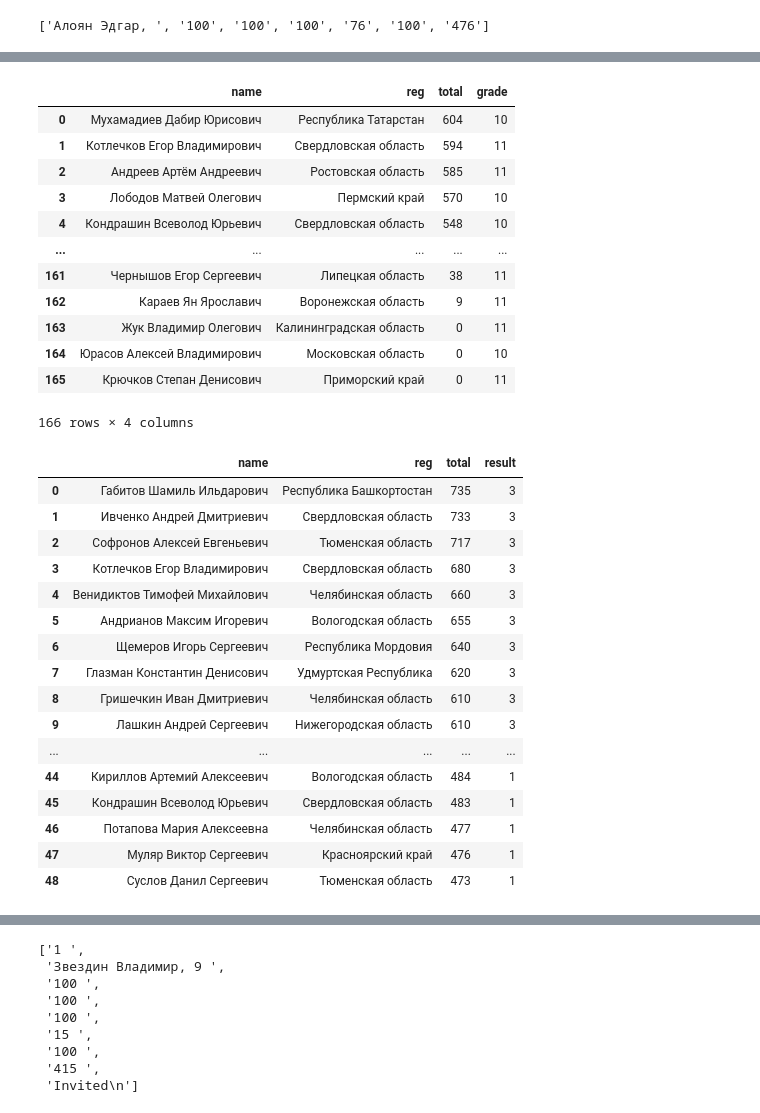
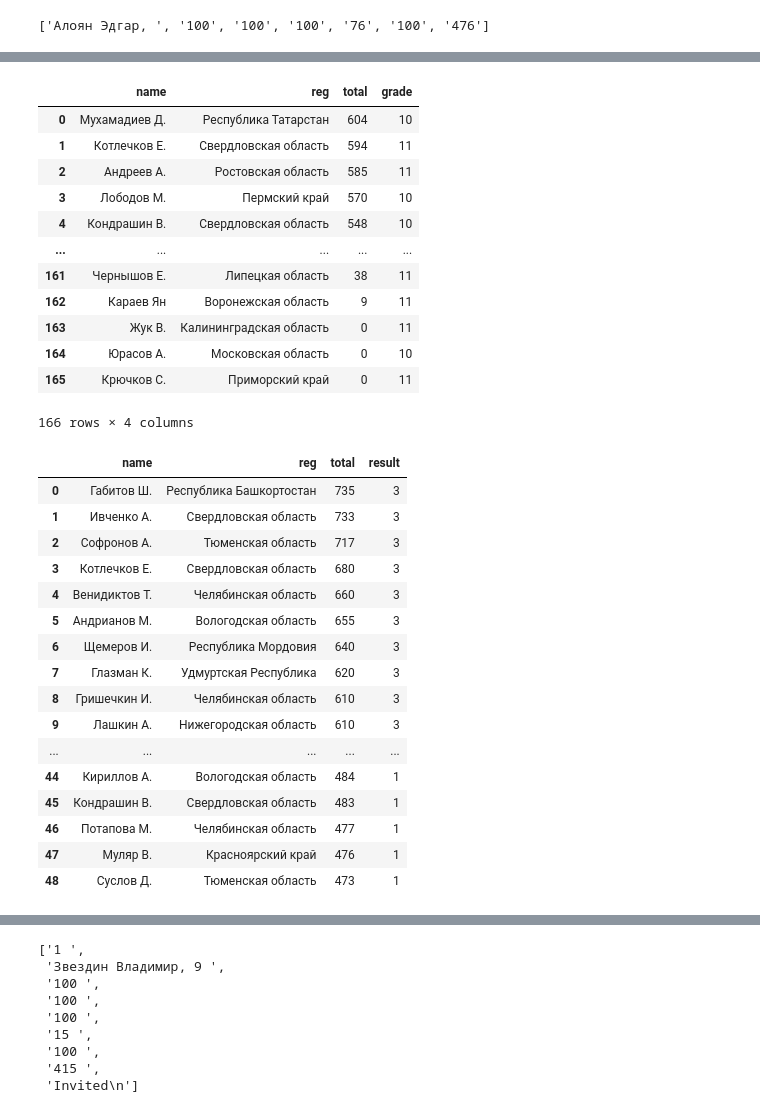
Before and after one commit to VladG00dmanPersonal/LMSH_AI_HACK, a Jupyter notebook: ОБРАБОТКА/raw/idk.ipynb, the cells around one changed output, grey strips where cells are left out. Cells and saved outputs as stored; diff of their text form; code cells hidden in the pictures.

Commit message:
initials

```diff
--- a/ОБРАБОТКА/raw/idk.ipynb
+++ b/ОБРАБОТКА/raw/idk.ipynb
@@ -108,6 +108,16 @@ def get_region(s):
             return i
     return ''
 
+def initials(s):
+    if s != s:
+        return s
+    a = s.split()
+    if len(a) < 2:
+        return np.nan
+    if len(a[1]) > 2:
+        a[1] = a[1][0] + '.'
+    return a[0] + ' ' + a[1]
+
 def remove_times(a):
     return [i for i in a if ':' not in i]
 
@@ -277,50 +291,51 @@ df_itmo
 with open('vuz_akadem') as f:
     vuz = f.readlines()
 df_vuz = pd.DataFrame([i[:3] for i in map(lambda s: idk6(idk12(remove_times(split_name_n(idk4(s)[1:])))), vuz) if i is not None], columns=['name', 'reg', 'total'])
-df_vuz['name'] = df_vuz['name'].map(lambda s: s[:-1])
+df_vuz['name'] = df_vuz['name'].map(lambda s: s[:-1]).map(initials)
 df_vuz['grade'] = df_vuz['reg'].map(lambda s: opt(s.split(', '), 1)).map(lambda s: str(s).split()[0] if s else np.nan)
 df_vuz['reg'] = df_vuz['reg'].map(lambda s: s.split(', ')[0])
 df_vuz.to_csv('vuz_akadem.csv', index=False)
 df_vuz
 # %% [output]
 |  | name | reg | total | grade |
-| 0 | Мухамадиев Дабир Юрисович | Республика Татарстан | 604 | 10 |
-| 1 | Котлечков Егор Владимирович | Свердловская область | 594 | 11 |
-| 2 | Андреев Артём Андреевич | Ростовская область | 585 | 11 |
-| 3 | Лободов Матвей Олегович | Пермский край | 570 | 10 |
-| 4 | Кондрашин Всеволод Юрьевич | Свердловская область | 548 | 10 |
+| 0 | Мухамадиев Д. | Республика Татарстан | 604 | 10 |
+| 1 | Котлечков Е. | Свердловская область | 594 | 11 |
+| 2 | Андреев А. | Ростовская область | 585 | 11 |
+| 3 | Лободов М. | Пермский край | 570 | 10 |
+| 4 | Кондрашин В. | Свердловская область | 548 | 10 |
 | ... | ... | ... | ... | ... |
-| 161 | Чернышов Егор Сергеевич | Липецкая область | 38 | 11 |
-| 162 | Караев Ян Ярославич | Воронежская область | 9 | 11 |
-| 163 | Жук Владимир Олегович | Калининградская область | 0 | 11 |
-| 164 | Юрасов Алексей Владимирович | Московская область | 0 | 10 |
-| 165 | Крючков Степан Денисович | Приморский край | 0 | 11 |
+| 161 | Чернышов Е. | Липецкая область | 38 | 11 |
+| 162 | Караев Ян | Воронежская область | 9 | 11 |
+| 163 | Жук В. | Калининградская область | 0 | 11 |
+| 164 | Юрасов А. | Московская область | 0 | 10 |
+| 165 | Крючков С. | Приморский край | 0 | 11 |
 166 rows × 4 columns
 # %%
 with open('vuz_akadem_24') as f:
     vuz_24 = f.readlines()
 df_vuz24 = pd.DataFrame(map(lambda s: s.split('\t')[1:], vuz_24), columns=['name', 'reg', 'total', 'result'])
 df_vuz24['result'] = df_vuz24['result'].map(parse_result)
+df_vuz24['name'] = df_vuz24['name'].map(initials)
 df_vuz24.to_csv('vuz_akadem_24.csv', index=False)
 df_vuz24
 # %% [output]
 |  | name | reg | total | result |
-| 0 | Габитов Шамиль Ильдарович | Республика Башкортостан | 735 | 3 |
-| 1 | Ивченко Андрей Дмитриевич | Свердловская область | 733 | 3 |
-| 2 | Софронов Алексей Евгеньевич | Тюменская область | 717 | 3 |
-| 3 | Котлечков Егор Владимирович | Свердловская область | 680 | 3 |
-| 4 | Венидиктов Тимофей Михайлович | Челябинская область | 660 | 3 |
-| 5 | Андрианов Максим Игоревич | Вологодская область | 655 | 3 |
-| 6 | Щемеров Игорь Сергеевич | Республика Мордовия | 640 | 3 |
-| 7 | Глазман Константин Денисович | Удмуртская Республика | 620 | 3 |
-| 8 | Гришечкин Иван Дмитриевич | Челябинская область | 610 | 3 |
-| 9 | Лашкин Андрей Сергеевич | Нижегородская область | 610 | 3 |
+| 0 | Габитов Ш. | Республика Башкортостан | 735 | 3 |
+| 1 | Ивченко А. | Свердловская область | 733 | 3 |
+| 2 | Софронов А. | Тюменская область | 717 | 3 |
+| 3 | Котлечков Е. | Свердловская область | 680 | 3 |
+| 4 | Венидиктов Т. | Челябинская область | 660 | 3 |
+| 5 | Андрианов М. | Вологодская область | 655 | 3 |
+| 6 | Щемеров И. | Республика Мордовия | 640 | 3 |
+| 7 | Глазман К. | Удмуртская Республика | 620 | 3 |
+| 8 | Гришечкин И. | Челябинская область | 610 | 3 |
+| 9 | Лашкин А. | Нижегородская область | 610 | 3 |
 | ... | ... | ... | ... | ... |
-| 44 | Кириллов Артемий Алексеевич | Вологодская область | 484 | 1 |
-| 45 | Кондрашин Всеволод Юрьевич | Свердловская область | 483 | 1 |
-| 46 | Потапова Мария Алексеевна | Челябинская область | 477 | 1 |
-| 47 | Муляр Виктор Сергеевич | Красноярский край | 476 | 1 |
-| 48 | Суслов Данил Сергеевич | Тюменская область | 473 | 1 |
+| 44 | Кириллов А. | Вологодская область | 484 | 1 |
+| 45 | Кондрашин В. | Свердловская область | 483 | 1 |
+| 46 | Потапова М. | Челябинская область | 477 | 1 |
+| 47 | Муляр В. | Красноярский край | 476 | 1 |
+| 48 | Суслов Д. | Тюменская область | 473 | 1 |
 # %%
 with open('itmo_8_24') as f:
     itmo = f.readlines()
```
Also changed, not shown: parts of 13 cells of this notebook, 15 other files.
